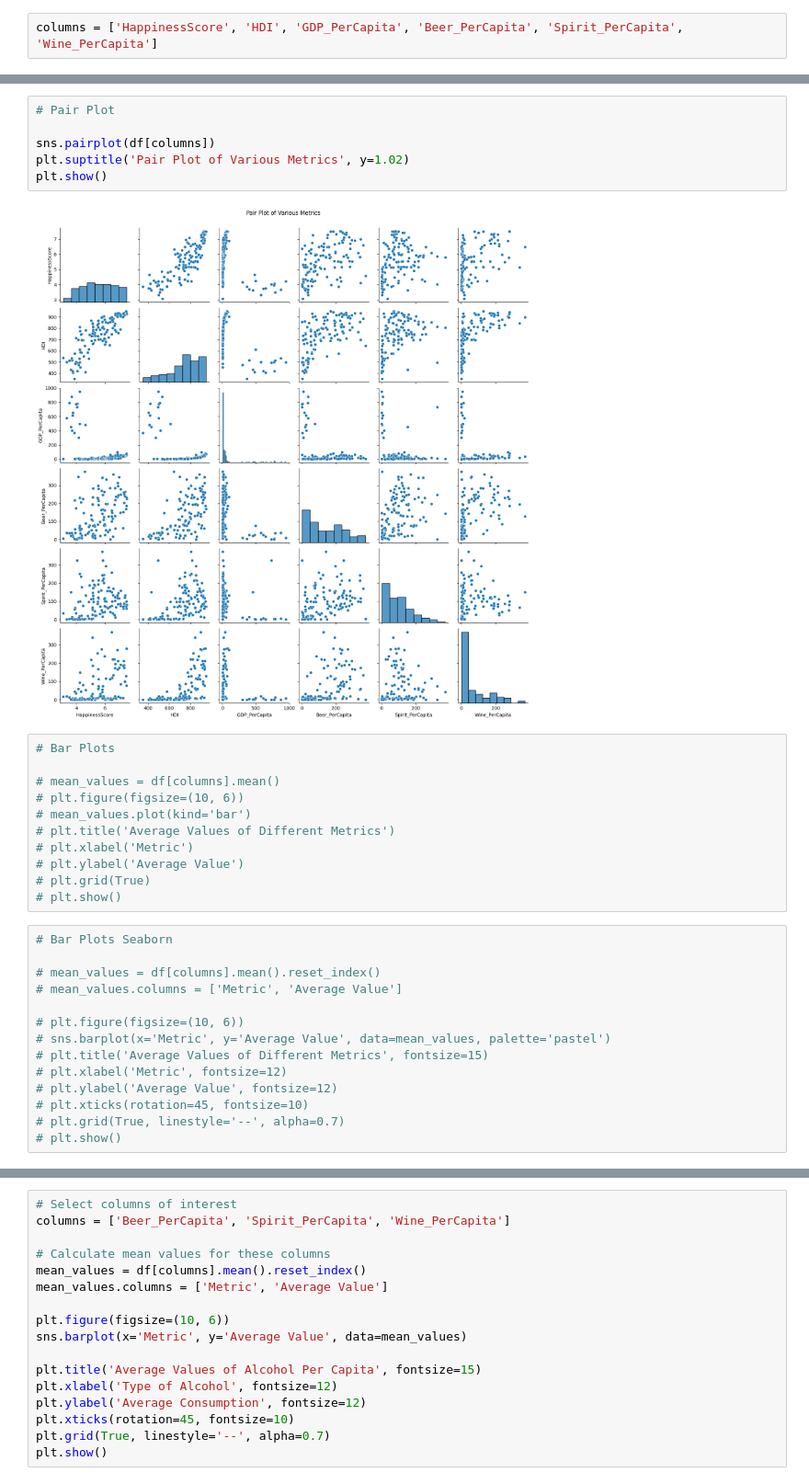
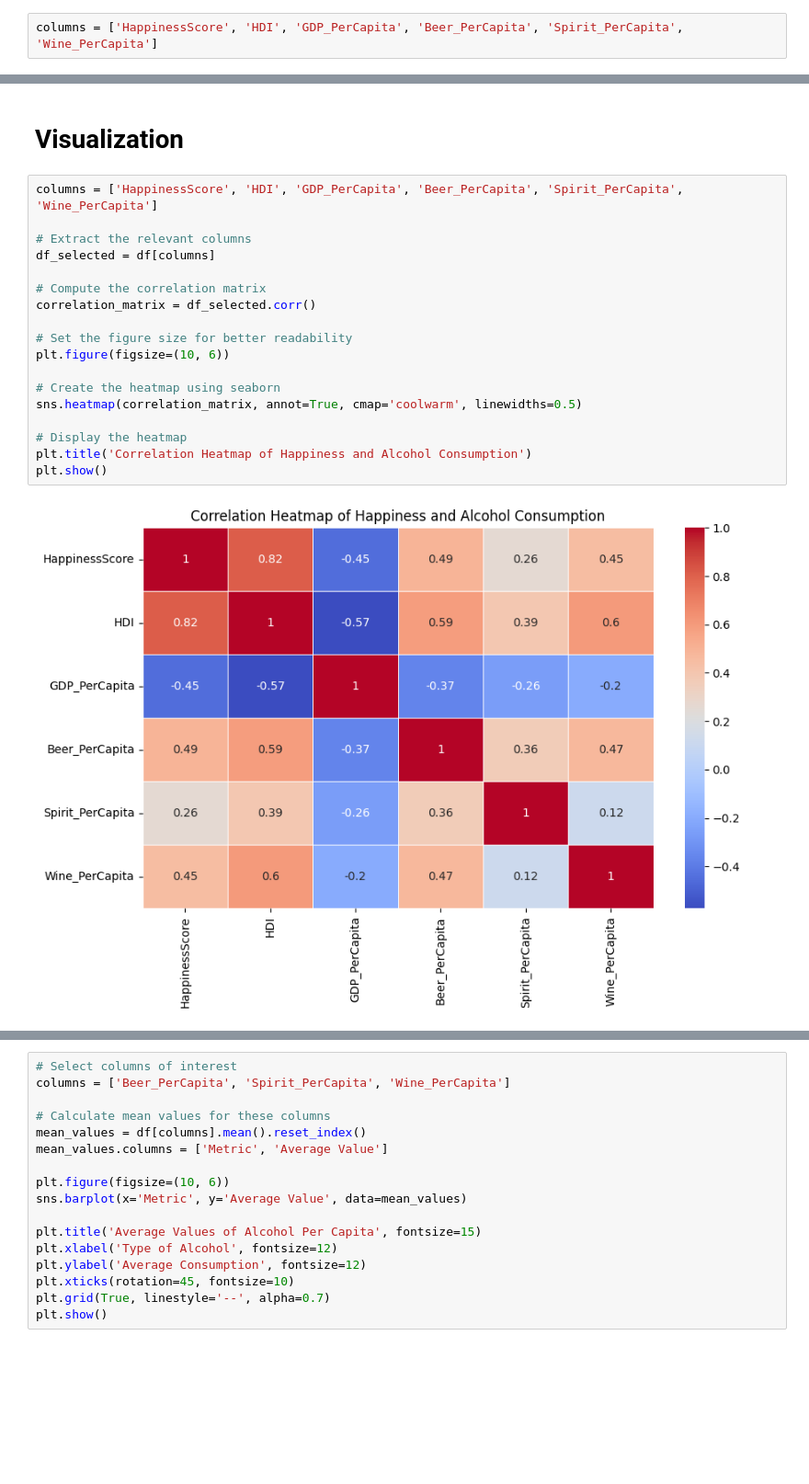
Before and after one commit to giebm/Applied-Data-Analytics, a Jupyter notebook: Happiness-Alcohol.ipynb, the cells around one changed output, grey strips where cells are left out. Shown at 92% size. Saved outputs shown, nothing was run; the diff lists cells and outputs as text; blank space fills up the shorter version.

Commit message:
structured visualizations

```diff
--- a/Happiness-Alcohol.ipynb
+++ b/Happiness-Alcohol.ipynb
@@ -188,33 +138,22 @@ plt.show()
-# %%
-# Pair Plot
-
-sns.pairplot(df[columns])
-plt.suptitle('Pair Plot of Various Metrics', y=1.02)
-plt.show()
-# %% [output]
-[figure, removed]
-# %%
-# Bar Plots
-
-# mean_values = df[columns].mean()
-# plt.figure(figsize=(10, 6))
-# mean_values.plot(kind='bar')
-# plt.title('Average Values of Different Metrics')
-# plt.xlabel('Metric')
-# plt.ylabel('Average Value')
-# plt.grid(True)
-# plt.show()
-# %%
-# Bar Plots Seaborn
-
-# mean_values = df[columns].mean().reset_index()
-# mean_values.columns = ['Metric', 'Average Value']
-
-# plt.figure(figsize=(10, 6))
-# sns.barplot(x='Metric', y='Average Value', data=mean_values, palette='pastel')
-# plt.title('Average Values of Different Metrics', fontsize=15)
-# plt.xlabel('Metric', fontsize=12)
-# plt.ylabel('Average Value', fontsize=12)
-# plt.xticks(rotation=45, fontsize=10)
-# plt.grid(True, linestyle='--', alpha=0.7)
-# plt.show()
+# %% [markdown]
+# Visualization
+# %%
+columns = ['HappinessScore', 'HDI', 'GDP_PerCapita', 'Beer_PerCapita', 'Spirit_PerCapita', 'Wine_PerCapita']
+
+# Extract the relevant columns
+df_selected = df[columns]
+
+# Compute the correlation matrix
+correlation_matrix = df_selected.corr()
+
+# Set the figure size for better readability
+plt.figure(figsize=(10, 6))
+
+# Create the heatmap using seaborn
+sns.heatmap(correlation_matrix, annot=True, cmap='coolwarm', linewidths=0.5)
+
+# Display the heatmap
+plt.title('Correlation Heatmap of Happiness and Alcohol Consumption')
+plt.show()
+# %% [output]
+[figure, added]
```
Also changed, not shown: parts of 16 cells of this notebook.
